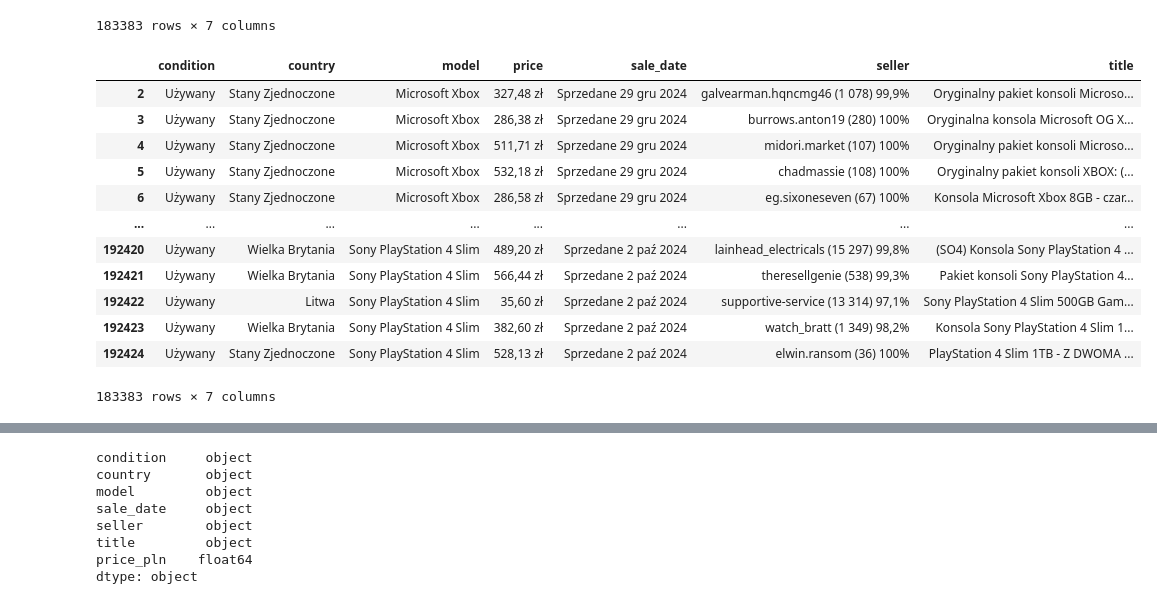
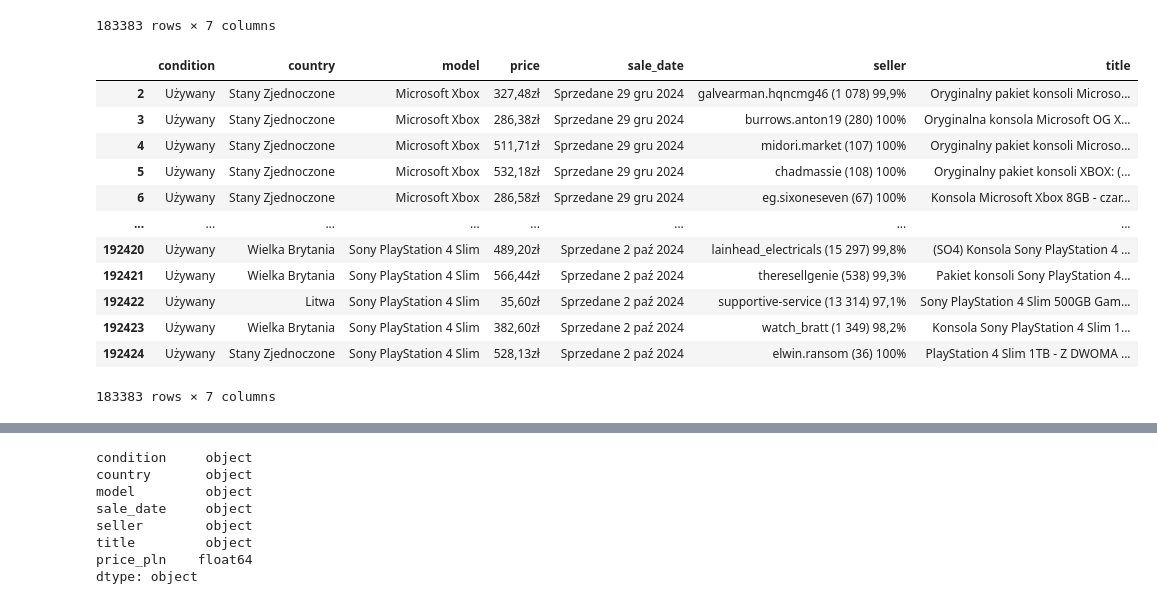
Before and after one commit to ChillGuysFromPjatk/Pad, a Jupyter notebook: src/notebooks/data_cleaning.ipynb, the cells around one changed output, grey strips where cells are left out. Cells and saved outputs as stored; diff of their text form; code cells hidden in the pictures.

Commit message:
Fixed truncated prices, added cleaned CSVs, added new interactive plots

```diff
--- a/src/notebooks/data_cleaning.ipynb
+++ b/src/notebooks/data_cleaning.ipynb
@@ -58,25 +58,26 @@ df
 183383 rows × 7 columns
 # %%
 #usuwanie podwojonych cen (biore tylko pierwsza)
+df['price'] = df['price'].str.replace(' ', '')
 def extract_first_price(price):
-    match = re.match(r'^\d{1,3}(,\d{2})? zł', price)
+    match = re.match(r'^\d{1,6}(,\d{2})?zł', price)
     return match.group(0) if match else price
 
-df['price'] = df['price'].apply(lambda x: re.search(r'\d{1,6},\d{2} zł', x).group(0))
+df['price'] = df['price'].apply(lambda x: re.search(r'\d{1,6},\d{2}zł', x).group(0))
 df
 # %% [output]
 |  | condition | country | model | price | sale_date | seller | title |
-| 2 | Używany | Stany Zjednoczone | Microsoft Xbox | 327,48 zł | Sprzedane 29 gru 2024 | galvearman.hqncmg46 (1 078) 99,9% | Oryginalny pakiet konsoli Microso... |
-| 3 | Używany | Stany Zjednoczone | Microsoft Xbox | 286,38 zł | Sprzedane 29 gru 2024 | burrows.anton19 (280) 100% | Oryginalna konsola Microsoft OG X... |
-| 4 | Używany | Stany Zjednoczone | Microsoft Xbox | 511,71 zł | Sprzedane 29 gru 2024 | midori.market (107) 100% | Oryginalny pakiet konsoli Microso... |
-| 5 | Używany | Stany Zjednoczone | Microsoft Xbox | 532,18 zł | Sprzedane 29 gru 2024 | chadmassie (108) 100% | Oryginalny pakiet konsoli XBOX: (... |
-| 6 | Używany | Stany Zjednoczone | Microsoft Xbox | 286,58 zł | Sprzedane 29 gru 2024 | eg.sixoneseven (67) 100% | Konsola Microsoft Xbox 8GB - czar... |
+| 2 | Używany | Stany Zjednoczone | Microsoft Xbox | 327,48zł | Sprzedane 29 gru 2024 | galvearman.hqncmg46 (1 078) 99,9% | Oryginalny pakiet konsoli Microso... |
+| 3 | Używany | Stany Zjednoczone | Microsoft Xbox | 286,38zł | Sprzedane 29 gru 2024 | burrows.anton19 (280) 100% | Oryginalna konsola Microsoft OG X... |
+| 4 | Używany | Stany Zjednoczone | Microsoft Xbox | 511,71zł | Sprzedane 29 gru 2024 | midori.market (107) 100% | Oryginalny pakiet konsoli Microso... |
+| 5 | Używany | Stany Zjednoczone | Microsoft Xbox | 532,18zł | Sprzedane 29 gru 2024 | chadmassie (108) 100% | Oryginalny pakiet konsoli XBOX: (... |
+| 6 | Używany | Stany Zjednoczone | Microsoft Xbox | 286,58zł | Sprzedane 29 gru 2024 | eg.sixoneseven (67) 100% | Konsola Microsoft Xbox 8GB - czar... |
 | ... | ... | ... | ... | ... | ... | ... | ... |
-| 192420 | Używany | Wielka Brytania | Sony PlayStation 4 Slim | 489,20 zł | Sprzedane 2 paź 2024 | lainhead_electricals (15 297) 99,8% | (SO4) Konsola Sony PlayStation 4 ... |
-| 192421 | Używany | Wielka Brytania | Sony PlayStation 4 Slim | 566,44 zł | Sprzedane 2 paź 2024 | theresellgenie (538) 99,3% | Pakiet konsoli Sony PlayStation 4... |
-| 192422 | Używany | Litwa | Sony PlayStation 4 Slim | 35,60 zł | Sprzedane 2 paź 2024 | supportive-service (13 314) 97,1% | Sony PlayStation 4 Slim 500GB Gam... |
-| 192423 | Używany | Wielka Brytania | Sony PlayStation 4 Slim | 382,60 zł | Sprzedane 2 paź 2024 | watch_bratt (1 349) 98,2% | Konsola Sony PlayStation 4 Slim 1... |
-| 192424 | Używany | Stany Zjednoczone | Sony PlayStation 4 Slim | 528,13 zł | Sprzedane 2 paź 2024 | elwin.ransom (36) 100% | PlayStation 4 Slim 1TB - Z DWOMA ... |
+| 192420 | Używany | Wielka Brytania | Sony PlayStation 4 Slim | 489,20zł | Sprzedane 2 paź 2024 | lainhead_electricals (15 297) 99,8% | (SO4) Konsola Sony PlayStation 4 ... |
+| 192421 | Używany | Wielka Brytania | Sony PlayStation 4 Slim | 566,44zł | Sprzedane 2 paź 2024 | theresellgenie (538) 99,3% | Pakiet konsoli Sony PlayStation 4... |
+| 192422 | Używany | Litwa | Sony PlayStation 4 Slim | 35,60zł | Sprzedane 2 paź 2024 | supportive-service (13 314) 97,1% | Sony PlayStation 4 Slim 500GB Gam... |
+| 192423 | Używany | Wielka Brytania | Sony PlayStation 4 Slim | 382,60zł | Sprzedane 2 paź 2024 | watch_bratt (1 349) 98,2% | Konsola Sony PlayStation 4 Slim 1... |
+| 192424 | Używany | Stany Zjednoczone | Sony PlayStation 4 Slim | 528,13zł | Sprzedane 2 paź 2024 | elwin.ransom (36) 100% | PlayStation 4 Slim 1TB - Z DWOMA ... |
 183383 rows × 7 columns
 # %%
 #zamiana ceny na wartość liczbową
```
Also changed, not shown: parts of 10 cells of this notebook, 5 other files.
